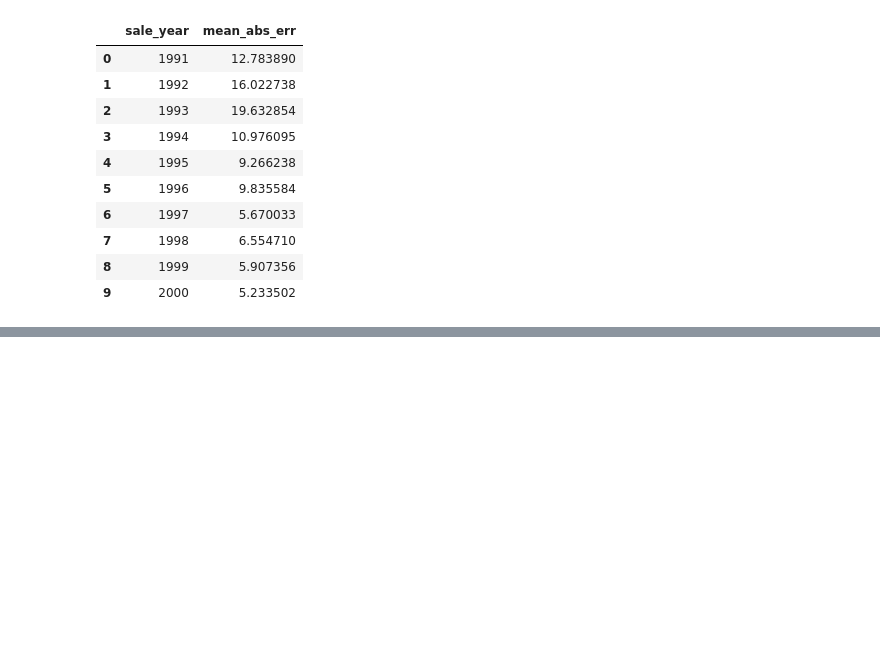
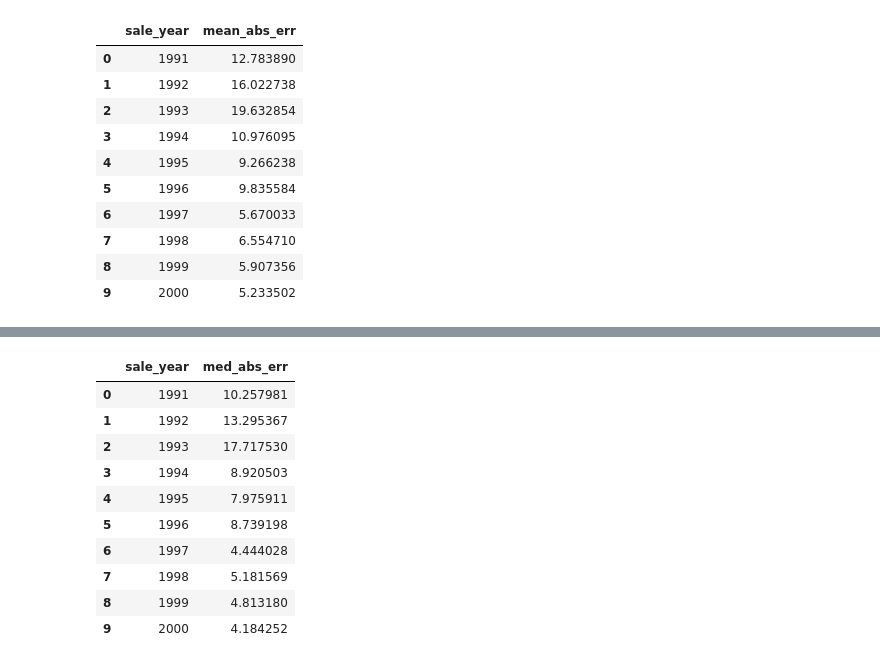
Before and after one commit to wilsonwid/cs3244-pg26, a Jupyter notebook: evaluations/rolling-xgboost/xgboost-analysis.ipynb, the cells around one changed output, grey strips where cells are left out. Saved outputs shown, nothing was run; the diff lists cells and outputs as text; code cells hidden in the pictures; blank space fills up the shorter version.

```diff
--- a/evaluations/rolling-xgboost/xgboost-analysis.ipynb
+++ b/evaluations/rolling-xgboost/xgboost-analysis.ipynb
@@ -240,0 +339,16 @@ mape_time_town.write_html("xgboost-mape-time-town.html")
+# %%
+year_df_med = time_town_df_med.groupby("sale_year").agg(med_abs_err = ("med_abs_err", lambda x: np.average(x, weights=time_town_df_med.loc[x.index, "num_datapoints"])))
+year_df_med = year_df_med.reset_index()
+display(year_df_med.head(10))
+# %% [output]
+|  | sale_year | med_abs_err |
+| 0 | 1991 | 10.257981 |
+| 1 | 1992 | 13.295367 |
+| 2 | 1993 | 17.717530 |
+| 3 | 1994 | 8.920503 |
+| 4 | 1995 | 7.975911 |
+| 5 | 1996 | 8.739198 |
+| 6 | 1997 | 4.444028 |
+| 7 | 1998 | 5.181569 |
+| 8 | 1999 | 4.813180 |
+| 9 | 2000 | 4.184252 |
```
Also changed, not shown: parts of 16 cells of this notebook, 9 other files.
